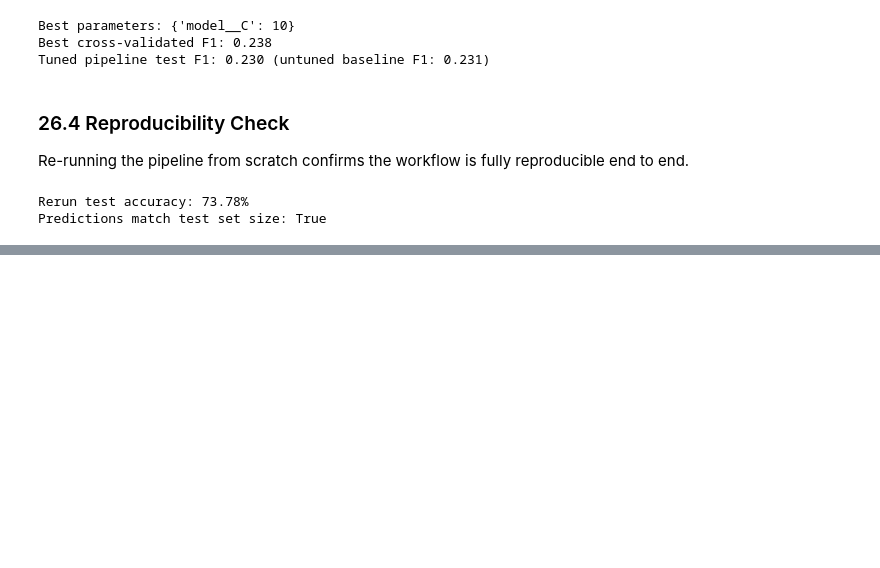
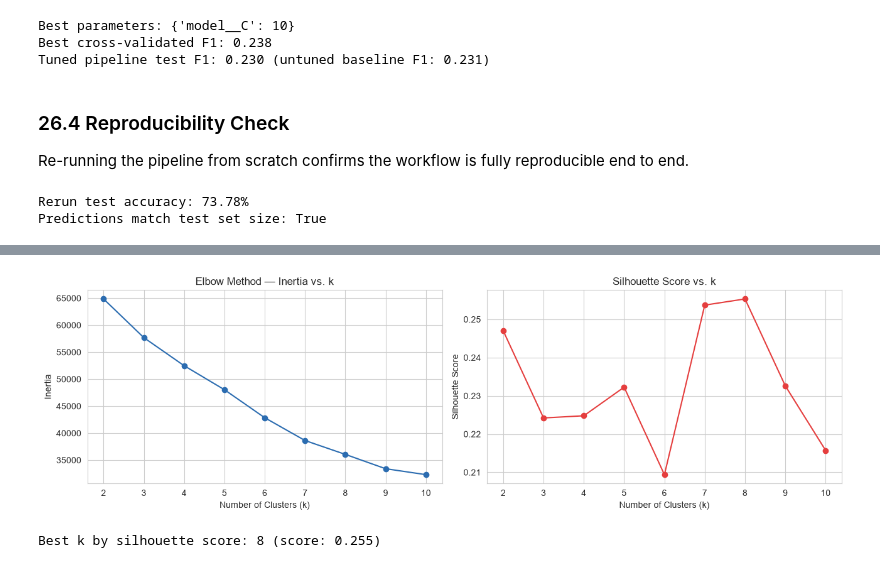
Before and after one commit to Roa04/AI_ML, a Jupyter notebook: project/stroke_prediction.ipynb, the cells around one changed output, grey strips where cells are left out. Cells and saved outputs as stored; diff of their text form; code cells hidden in the pictures; blank space fills up the shorter version.

```diff
--- a/project/stroke_prediction.ipynb
+++ b/project/stroke_prediction.ipynb
@@ -906,0 +834,19 @@ showing that older, higher-glucose clusters align with higher observed stroke ra
+# %%
+from sklearn.decomposition import PCA
+from sklearn.cluster import KMeans, DBSCAN
+from sklearn.manifold import TSNE
+from sklearn.ensemble import IsolationForest
+from sklearn.metrics import silhouette_score
+from scipy.cluster.hierarchy import dendrogram, linkage
+import warnings
+warnings.filterwarnings("ignore")
+
+# Feature matrix for unsupervised work:
+# use the fully encoded dataframe (no stroke label, no id)
+X_unsup = df_encoded.drop(columns=["stroke"])
+
+# Scale it — required for K-Means, PCA, t-SNE, DBSCAN
+scaler_unsup = StandardScaler()
+X_unsup_scaled = scaler_unsup.fit_transform(X_unsup)
+
+print("Unsupervised feature matrix shape:", X_unsup_scaled.shape)
@@ -906,0 +863,32 @@ showing that older, higher-glucose clusters align with higher observed stroke ra
+# %%
+inertias = []
+silhouette_scores = []
+k_range = range(2, 11)
+
+for k in k_range:
+    km = KMeans(n_clusters=k, random_state=RANDOM_STATE, n_init=10)
+    labels = km.fit_predict(X_unsup_scaled)
+    inertias.append(km.inertia_)
+    silhouette_scores.append(silhouette_score(X_unsup_scaled, labels))
+
+fig, axes = plt.subplots(1, 2, figsize=(13, 4))
+
+axes[0].plot(k_range, inertias, marker="o", color="#2b6cb0")
+axes[0].set_title("Elbow Method — Inertia vs. k")
+axes[0].set_xlabel("Number of Clusters (k)")
+axes[0].set_ylabel("Inertia")
+
+axes[1].plot(k_range, silhouette_scores, marker="o", color="#e53e3e")
+axes[1].set_title("Silhouette Score vs. k")
+axes[1].set_xlabel("Number of Clusters (k)")
+axes[1].set_ylabel("Silhouette Score")
+
+plt.tight_layout()
+plt.savefig("outputs/10_kmeans_elbow_silhouette.png", bbox_inches="tight")
+plt.show()
+
+best_k = k_range[silhouette_scores.index(max(silhouette_scores))]
+print(f"Best k by silhouette score: {best_k} (score: {max(silhouette_scores):.3f})")
+# %% [output]
+[figure, added]
+Best k by silhouette score: 8 (score: 0.255)
```
Also changed, not shown: parts of 29 cells of this notebook, 6 other files.
